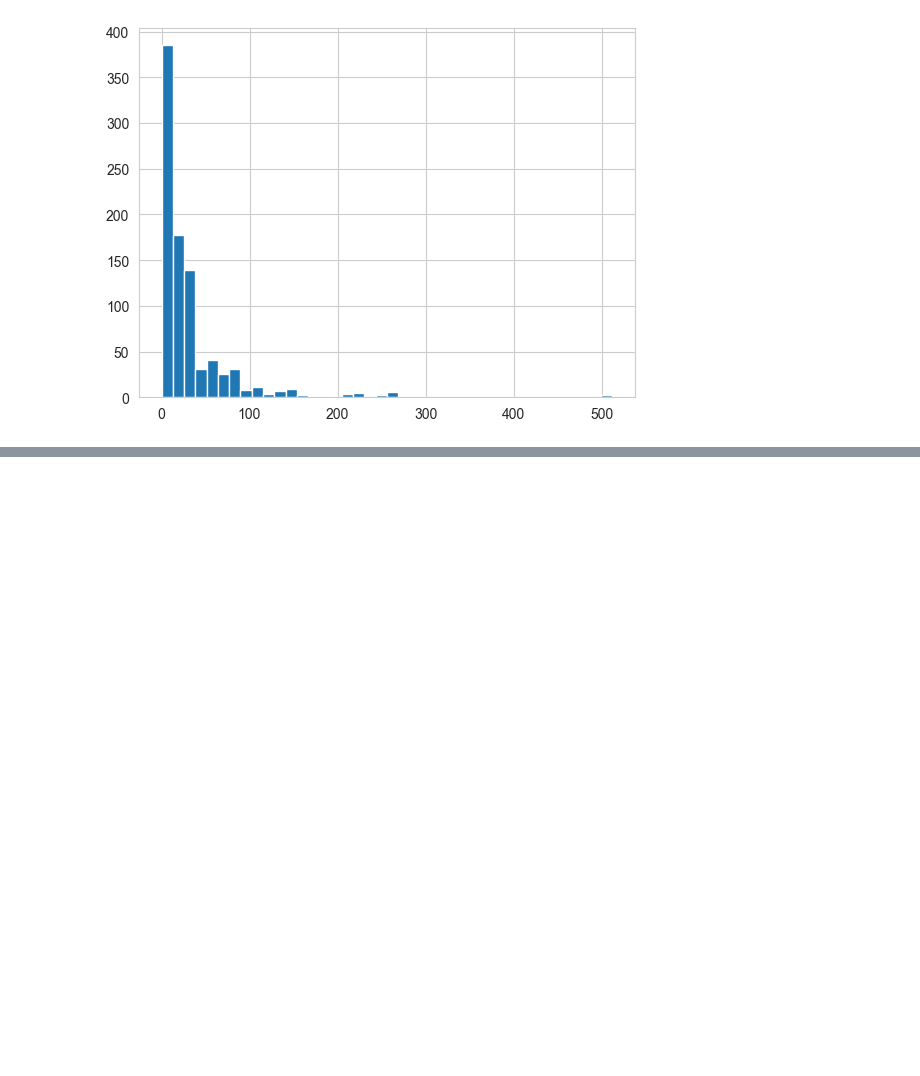
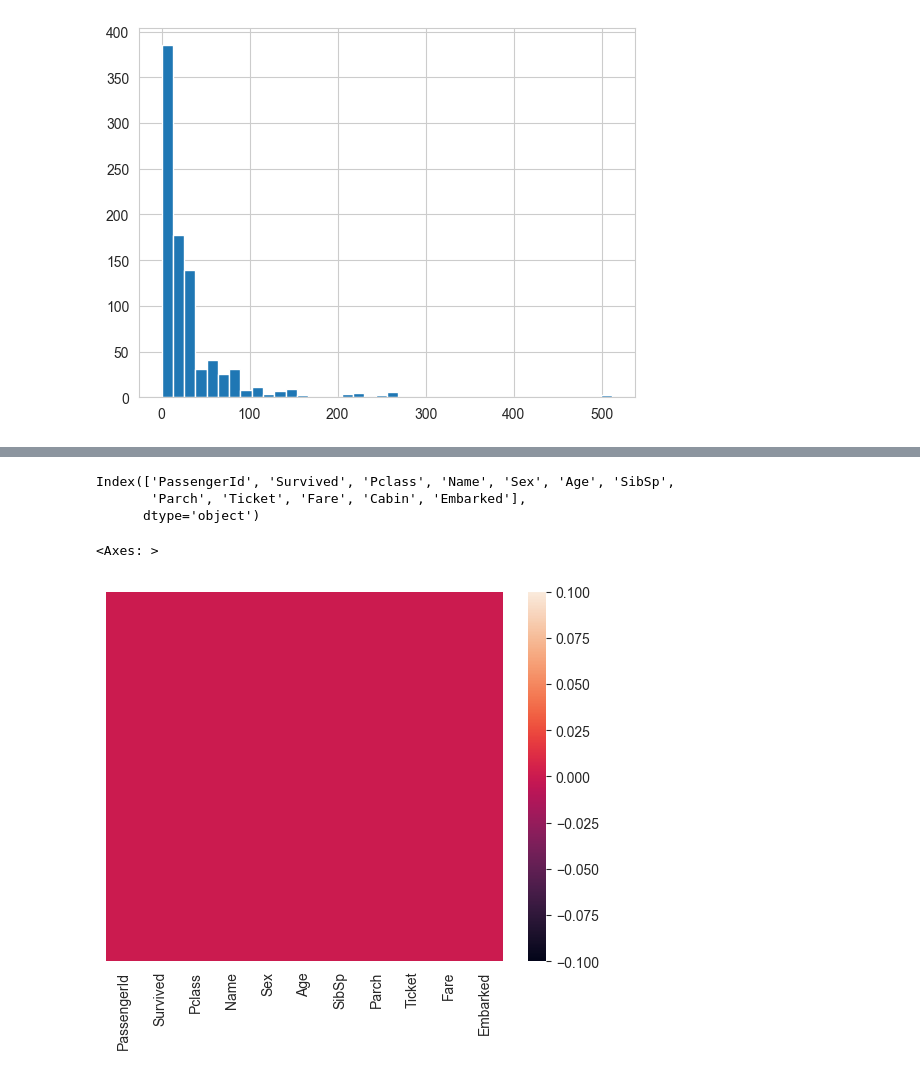
Before and after one commit to zumpious/learning_ml, a Jupyter notebook: algorithms/logistic_regression/logistic_regression.ipynb, the cells around one changed output, grey strips where cells are left out. Cells and saved outputs as stored; diff of their text form; code cells hidden in the pictures; blank space fills up the shorter version.

```diff
--- a/algorithms/logistic_regression/logistic_regression.ipynb
+++ b/algorithms/logistic_regression/logistic_regression.ipynb
@@ -100,0 +151,14 @@ train['Fare'].hist(bins=40) #histogram of fare
+# %%
+train.columns
+# %% [output]
+Index(['PassengerId', 'Survived', 'Pclass', 'Name', 'Sex', 'Age', 'SibSp',
+       'Parch', 'Ticket', 'Fare', 'Cabin', 'Embarked'],
+      dtype='object')
+# %%
+train.drop('Cabin',axis=1,inplace=True) #drop cabin column, as it has too many null values
+train.dropna(inplace=True)
+# %%
+sns.heatmap(train.isnull(),yticklabels=False) #check that cabin was dropped
+# %% [output]
+<Axes: >
+[figure, added]
```
Also changed, not shown: parts of 31 cells of this notebook.
